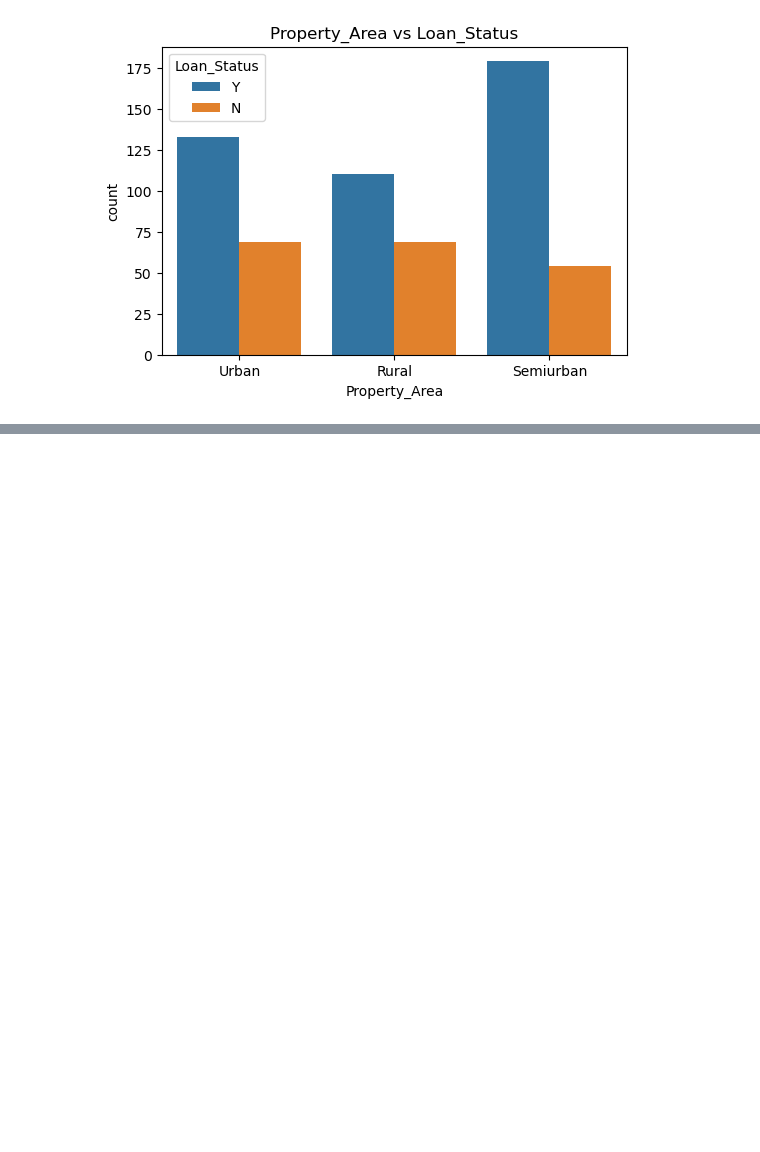
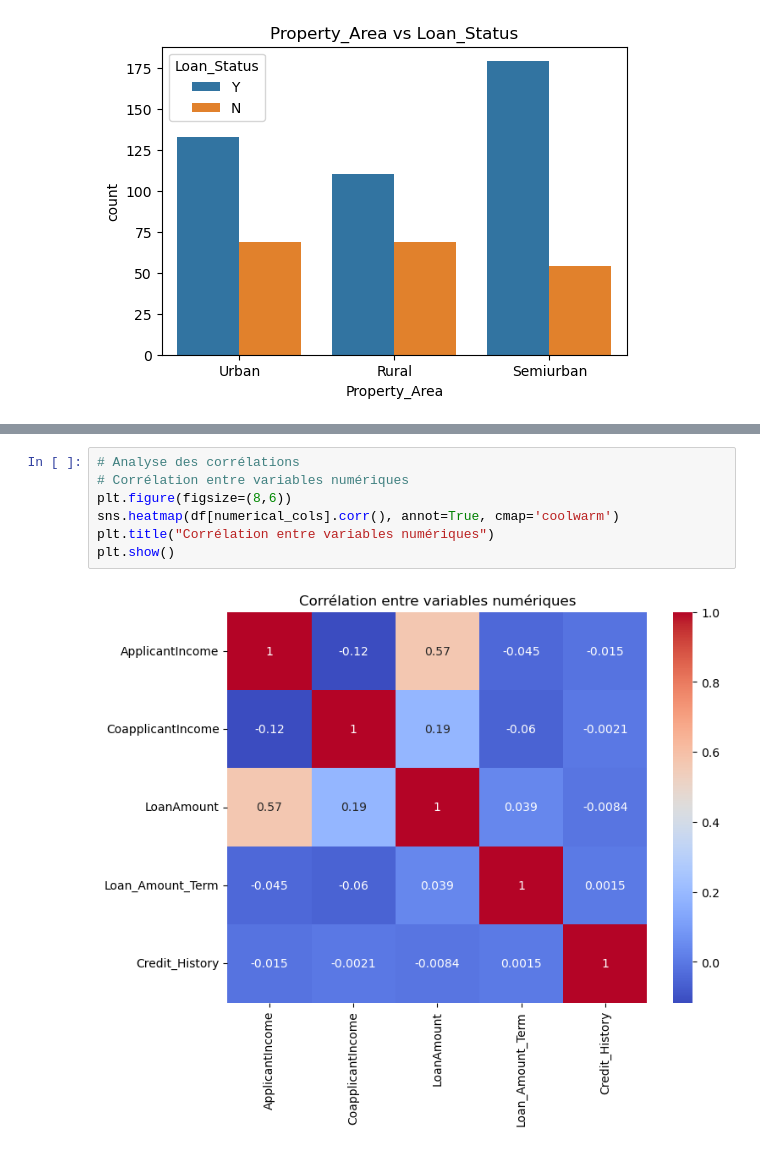
Before and after one commit to Just1919/Solvabilit-_d-un_client, a Jupyter notebook: client_credit_scoring_v1.ipynb, the cells around one changed output, grey strips where cells are left out. Drawn from its saved outputs; the diff is of its cells as text; blank space fills up the shorter version.

```diff
--- a/client_credit_scoring_v1.ipynb
+++ b/client_credit_scoring_v1.ipynb
@@ -190,0 +363,9 @@ for col in categorical_cols[:-1]:  # exclure Loan_Status
+# %%
+# Analyse des corrélations
+# Corrélation entre variables numériques
+plt.figure(figsize=(8,6))
+sns.heatmap(df[numerical_cols].corr(), annot=True, cmap='coolwarm')
+plt.title("Corrélation entre variables numériques")
+plt.show()
+# %% [output]
+[figure, added]
```
Also changed, not shown: parts of 9 cells of this notebook.
